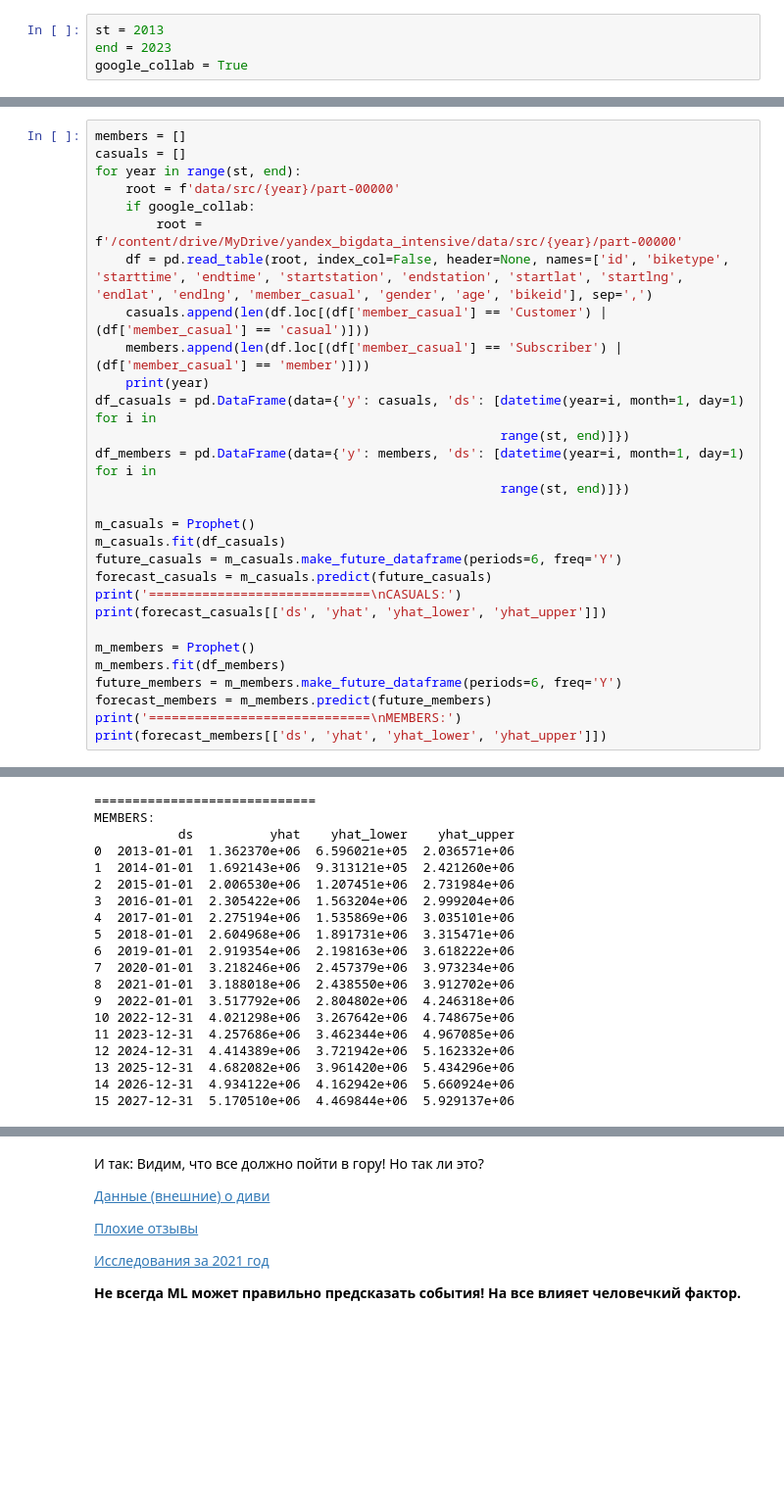
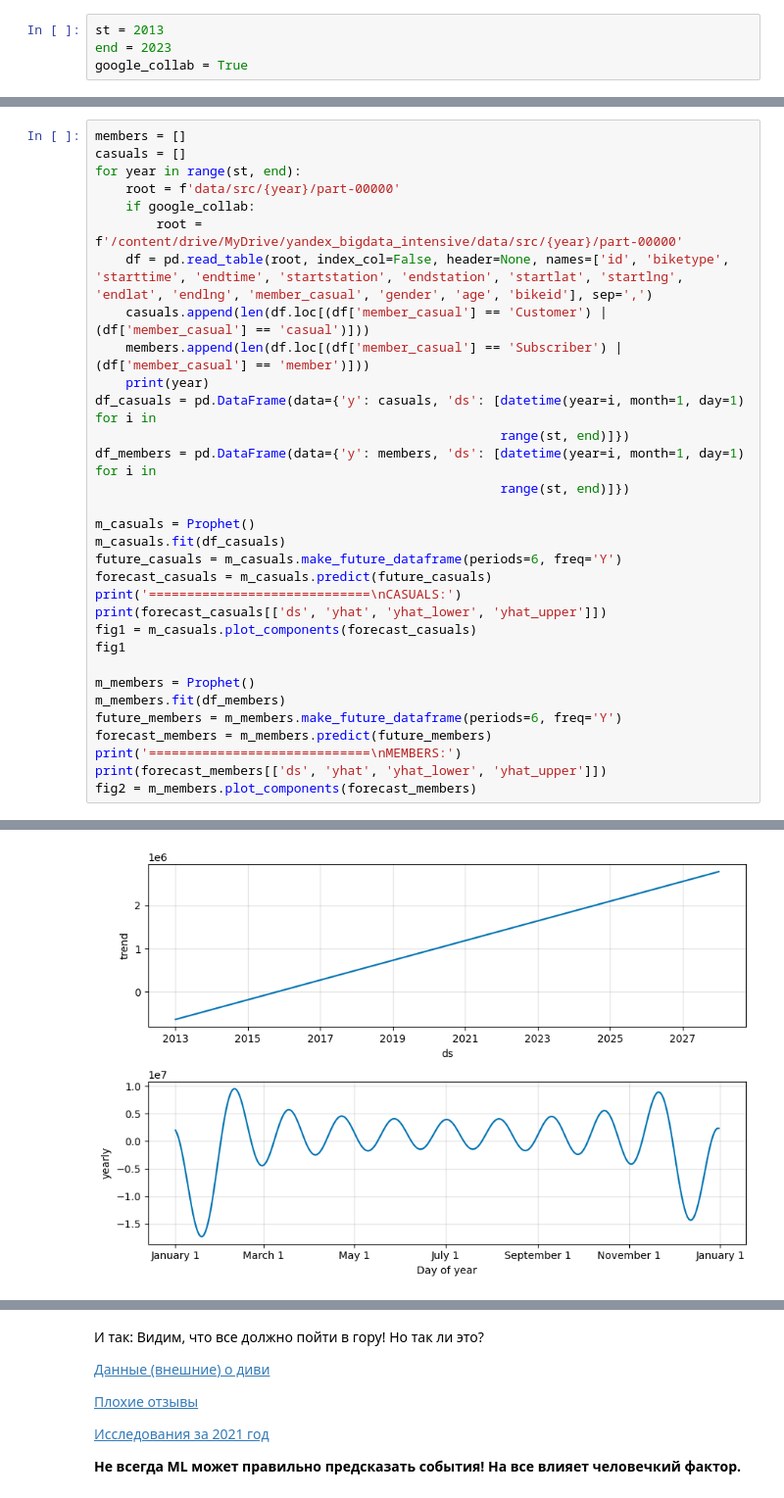
Before and after one commit to Konstantin-Kalug/yandex_bigdata_intensive, a Jupyter notebook: prophet.ipynb, the cells around one changed output, grey strips where cells are left out. Shown at 98% size. Drawn from its saved outputs; the diff is of its cells as text; blank space fills up the shorter version.

```diff
--- a/prophet.ipynb
+++ b/prophet.ipynb
@@ -40,6 +79,8 @@ future_casuals = m_casuals.make_future_dataframe(periods=6, freq='Y')
 forecast_casuals = m_casuals.predict(future_casuals)
 print('=============================\nCASUALS:')
 print(forecast_casuals[['ds', 'yhat', 'yhat_lower', 'yhat_upper']])
+fig1 = m_casuals.plot_components(forecast_casuals)
+fig1
 
 m_members = Prophet()
 m_members.fit(df_members)
@@ -47,6 +88,7 @@ future_members = m_members.make_future_dataframe(periods=6, freq='Y')
 forecast_members = m_members.predict(future_members)
 print('=============================\nMEMBERS:')
 print(forecast_members[['ds', 'yhat', 'yhat_lower', 'yhat_upper']])
+fig2 = m_members.plot_components(forecast_members)
 # %% [output]
 2013
 2014
@@ -104,19 +165 @@ INFO:cmdstanpy:Chain [1] done processing
-=============================
-MEMBERS:
-           ds          yhat    yhat_lower    yhat_upper
-0  2013-01-01  1.362370e+06  6.596021e+05  2.036571e+06
-1  2014-01-01  1.692143e+06  9.313121e+05  2.421260e+06
-2  2015-01-01  2.006530e+06  1.207451e+06  2.731984e+06
-3  2016-01-01  2.305422e+06  1.563204e+06  2.999204e+06
-4  2017-01-01  2.275194e+06  1.535869e+06  3.035101e+06
-5  2018-01-01  2.604968e+06  1.891731e+06  3.315471e+06
-6  2019-01-01  2.919354e+06  2.198163e+06  3.618222e+06
-7  2020-01-01  3.218246e+06  2.457379e+06  3.973234e+06
-8  2021-01-01  3.188018e+06  2.438550e+06  3.912702e+06
-9  2022-01-01  3.517792e+06  2.804802e+06  4.246318e+06
-10 2022-12-31  4.021298e+06  3.267642e+06  4.748675e+06
-11 2023-12-31  4.257686e+06  3.462344e+06  4.967085e+06
-12 2024-12-31  4.414389e+06  3.721942e+06  5.162332e+06
-13 2025-12-31  4.682082e+06  3.961420e+06  5.434296e+06
-14 2026-12-31  4.934122e+06  4.162942e+06  5.660924e+06
-15 2027-12-31  5.170510e+06  4.469844e+06  5.929137e+06
+[figure, added]
```
Also changed, not shown: parts of 28 cells of this notebook.
